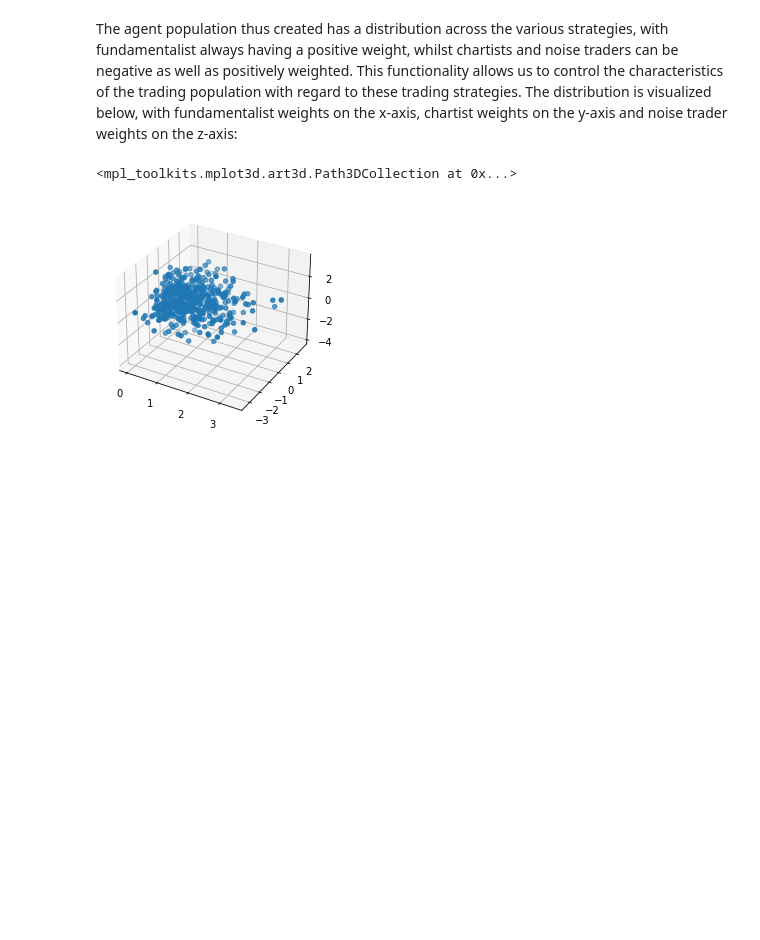
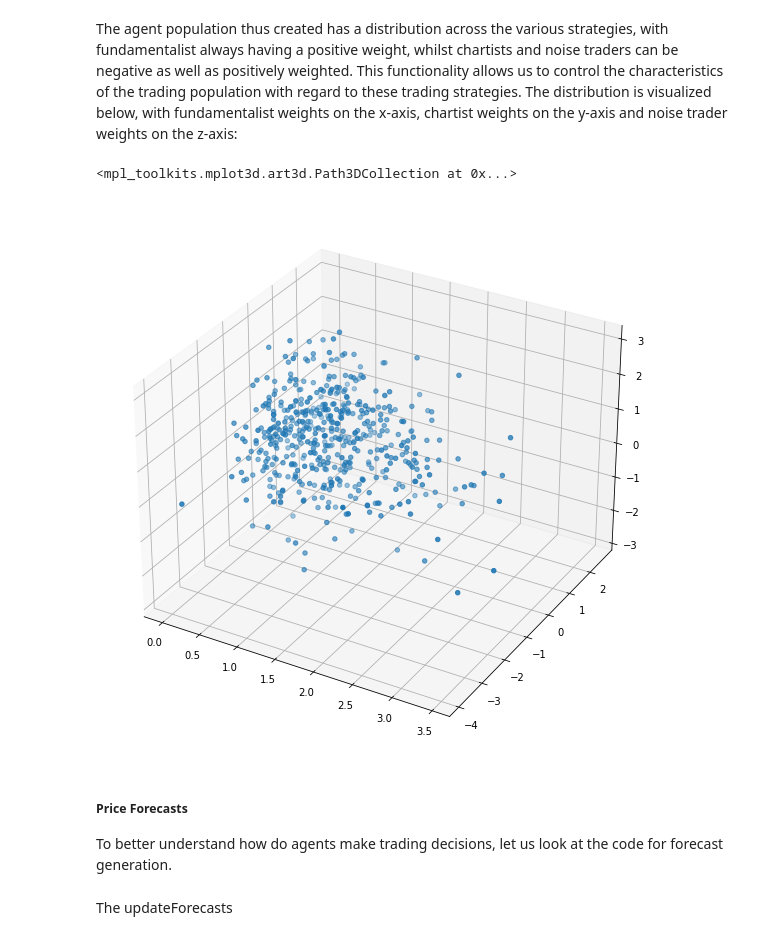
Before and after one commit to Ramshreyas/MinervaMDAThesis, a Jupyter notebook: Thesis.ipynb, the cells around one changed output. Drawn from its saved outputs; the diff is of its cells as text; code cells hidden in the pictures; blank space fills up the shorter version.

Commit message:
Starts forecasts

```diff
--- a/Thesis.ipynb
+++ b/Thesis.ipynb
@@ -162,9 +157,13 @@ noiseWeightList = [a.noiseWeight for a in agentList]
 # %% [markdown]
 The agent population thus created has a distribution across the various strategies, with fundamentalist always having a positive weight, whilst chartists and noise traders can be negative as well as positively weighted. This functionality allows us to control the characteristics of the trading population with regard to these trading strategies. The distribution is visualized below, with fundamentalist weights on the x-axis, chartist weights on the y-axis and noise trader weights on the z-axis:
 # %%
-fig = plt.figure()
+fig = plt.figure(figsize=(10,10))
 ax = plt.axes(projection='3d')
 ax.scatter3D(fundWeightList, chartWeightList, noiseWeightList, cmap = 'Greens')
 # %% [output]
 <mpl_toolkits.mplot3d.art3d.Path3DCollection at 0x...>
-[figure, old version]
+[figure, new version]
+# %% [markdown]
+##### Price Forecasts
+
+To better understand how do agents make trading decisions, let us look at the code for forecast generation.
@@ -170,0 +190,2 @@ ax.scatter3D(fundWeightList, chartWeightList, noiseWeightList, cmap = 'Greens')
+# %% [markdown]
+The updateForecasts
```
Also changed, not shown: parts of 4 cells of this notebook.
